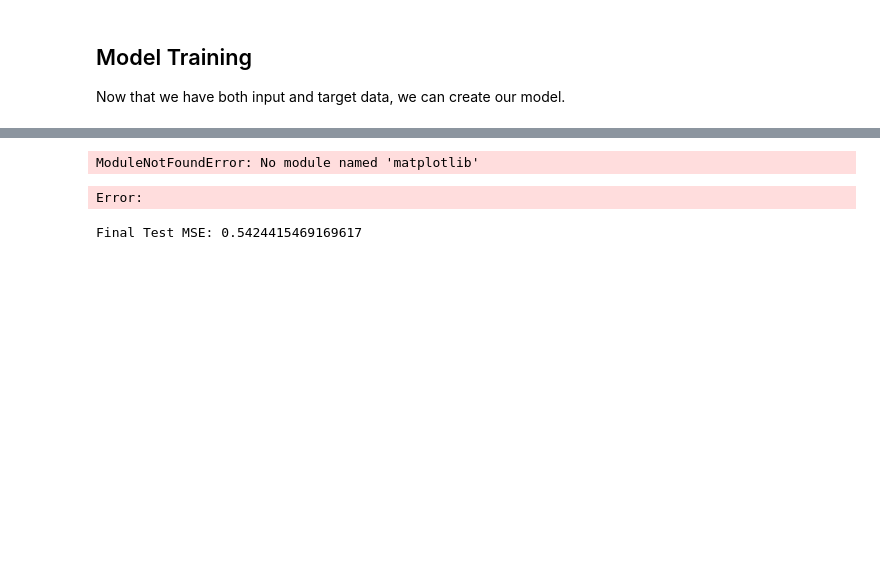
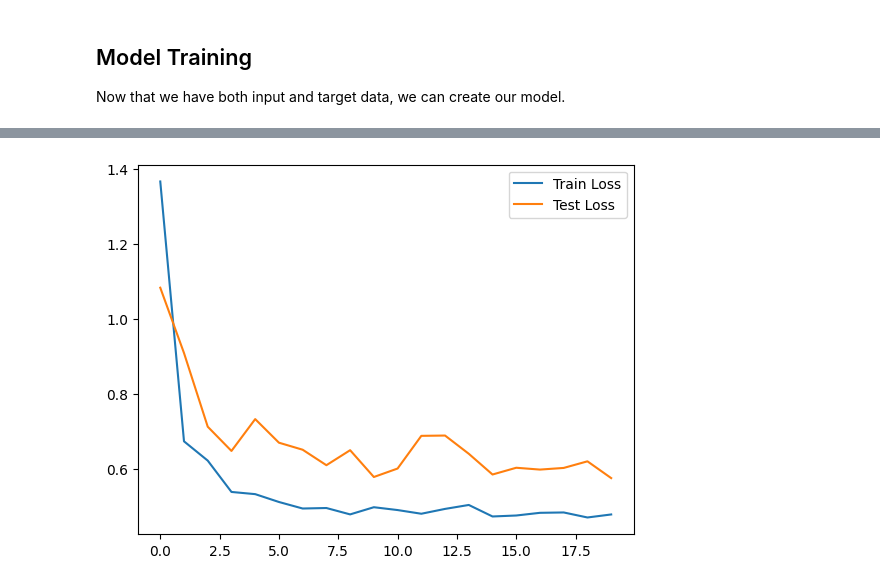
Before and after one commit to gustavoschewinski/tuning-protein, a Jupyter notebook: 5. dl_model.ipynb, the cells around one changed output, grey strips where cells are left out. Saved outputs shown, nothing was run; the diff lists cells and outputs as text; code cells hidden in the pictures; blank space fills up the shorter version.

```diff
--- a/5. dl_model.ipynb
+++ b/5. dl_model.ipynb
@@ -119,3 +158,7 @@ torch.Size([395])
 # %% [markdown]
 ## Model Training
 Now that we have both input and target data, we can create our model.
+# %%
+import torch
+
+device = torch.device("cuda" if torch.cuda.is_available() else "cpu")
@@ -123,8 +170,6 @@ Now that we have both input and target data, we can create our model.
 import torch
 import torch.nn as nn
 import torch.optim as optim
-from sklearn.model_selection import train_test_split
-from sklearn.preprocessing import StandardScaler
 import copy
 from torch.utils.data import TensorDataset, DataLoader, random_split
 
@@ -140,7 +185,7 @@ test_loader = DataLoader(test_dataset, batch_size=32, shuffle=False)
 class PeptideRegressor(nn.Module):
     def __init__(self, input_dim, num_heads, dropout_rate):
         super(PeptideRegressor, self).__init__()
-        self.attention = nn.MultiheadAttention(embed_dim=input_dim, num_heads=num_heads, dropout=dropout_rate, batch_first=True)
+        self.attention = nn.MultiheadAttention(embed_dim=input_dim, num_heads=num_heads, dropout=dropout_rate)
         self.pooling = nn.AdaptiveAvgPool1d(1)
         self.fc = nn.Linear(input_dim, 1)
 
@@ -155,44 +200,49 @@ class PeptideRegressor(nn.Module):
 
 # Initialize the model
 input_dim = 1280
-num_heads = 4    # number of attention heads
+num_heads = 16    # number of attention heads
 dropout_rate = 0.1
-model = PeptideRegressor(input_dim=input_dim, num_heads=num_heads, dropout_rate=dropout_rate)
+model = PeptideRegressor(input_dim=input_dim, num_heads=num_heads, dropout_rate=dropout_rate).to(device)
 
 # Loss and optimizer
 loss_fn = nn.MSELoss()
-optimizer = optim.Adam(model.parameters(), lr=0.0001)
+optimizer = optim.Adam(model.parameters(), lr=0.001)
 
 # Training settings
-n_epochs = 5
-batch_size = 32
+n_epochs = 10
+batch_size = 64
 best_val_loss = float('inf')
-train_losses = []
-val_losses = []
+train_losses_avg = []
+val_losse_avg = []
 
 # Training loop
 for epoch in range(n_epochs):
     model.train()
     train_losses = []
     for X_batch, y_batch in train_loader:
+        X_batch, y_batch = X_batch.to(device), y_batch.to(device)
         optimizer.zero_grad()
         y_pred = model(X_batch)
         loss = loss_fn(y_pred, y_batch.unsqueeze(1))
         loss.backward()
         optimizer.step()
         train_losses.append(loss.item())
+
+    train_losses_avg.append(sum(train_losses) / len(train_losses))
     print(f'Epoch {epoch+1}, Train Loss: {sum(train_losses) / len(train_losses)}')
 
     model.eval()
     val_losses = []
     for X_batch, y_batch in test_loader:
+        X_batch, y_batch = X_batch.to(device), y_batch.to(device)
         with torch.no_grad():
             y_pred = model(X_batch)
             mse = loss_fn(y_pred, y_batch.unsqueeze(1))
             mae = nn.L1Loss()(y_pred, y_batch.unsqueeze(1))
             val_losses.append(mse.item())
     avg_val_loss = sum(val_losses) / len(val_losses)
-    print(f'Epoch {epoch+1}, Test MSE: {avg_val_loss}, Test MAE: {mae.item()}')
+    val_losse_avg.append(avg_val_loss)
+    print(f'Epoch {epoch+1}, Test MSE: {avg_val_loss}')
     if avg_val_loss < best_val_loss:
         best_val_loss = avg_val_loss
         best_model = copy.deepcopy(model.state_dict())
@@ -206,26 +263,11 @@ Epoch 3, Test MSE: 0.3441019058227539, Test MAE: 0.33810997009277344
 KeyboardInterrupt:
 # %%
-# plot the training and validation losses
+# # Visualize the training process
 import matplotlib.pyplot as plt
 
-plt.plot(train_losses, label='Train Loss')
-plt.plot(val_losses, label='Validation Loss')
-plt.xlabel('Epoch')
-plt.ylabel('Loss')
+plt.plot(train_losses_avg, label='Train Loss')
+plt.plot(val_losse_avg, label='Test Loss')
 plt.legend()
 plt.show()
 # %% [output]
-ModuleNotFoundError: No module named 'matplotlib'
-Error:
+[figure, added]
-# %%
-# Test model in test set
-# Just run one time!
-
-model.load_state_dict(best_model)
-model.eval()
-with torch.no_grad():
-    y_test_pred = model(X_test)
-    test_mse = loss_fn(y_test_pred, y_test)
-    print(f'Final Test MSE: {test_mse.item()}')
-# %% [output]
-Final Test MSE: 0.5424415469169617
```
Also changed, not shown: parts of 12 cells of this notebook, 2 other files.
